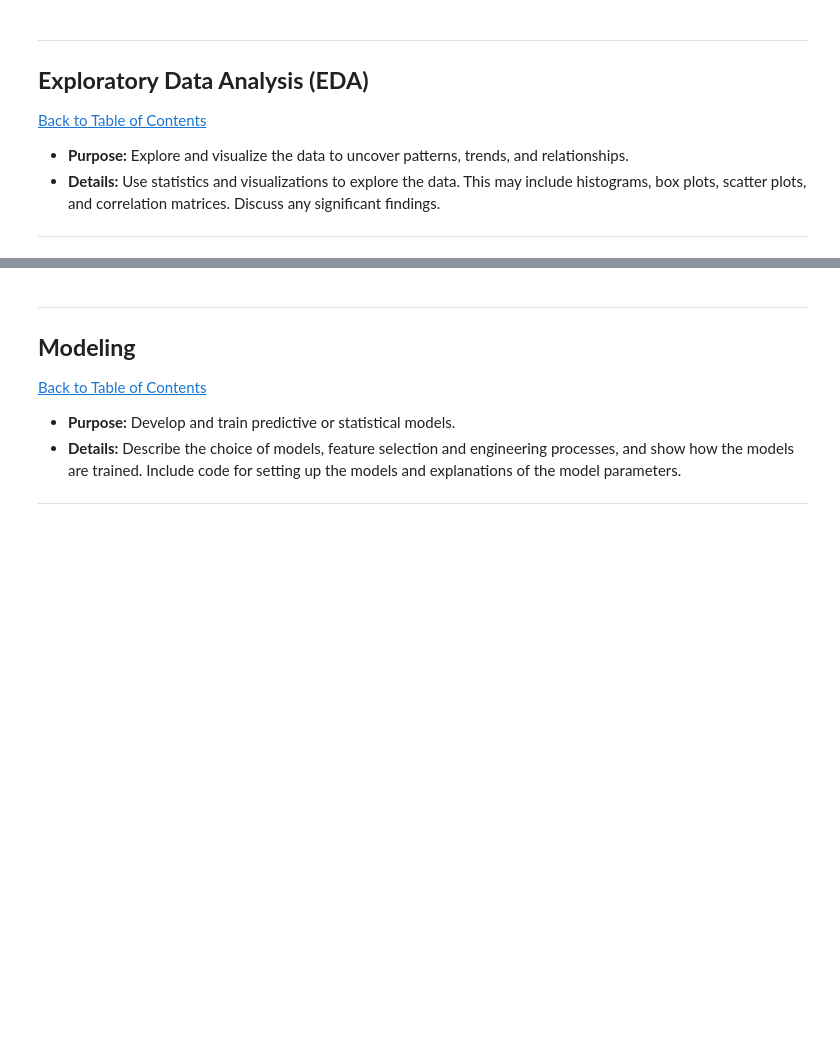
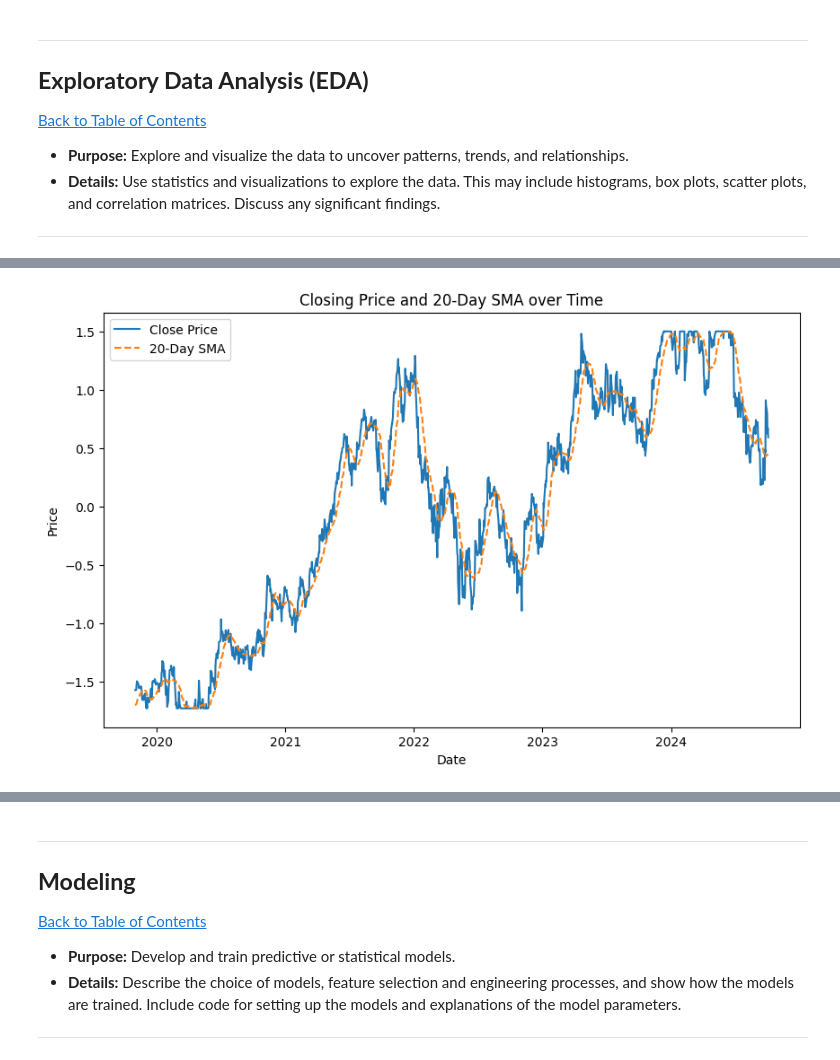
Before and after one commit to MahlatseMasemola/L_Oreal_Stock_Price_Prediction_Model, a Jupyter notebook: QCTO_Workplace_Module-Notebook_Mahlatse_Masemola.ipynb, the cells around one changed output, grey strips where cells are left out. Drawn from its saved outputs; the diff is of its cells as text; code cells hidden in the pictures; blank space fills up the shorter version.

```diff
--- a/QCTO_Workplace_Module-Notebook_Mahlatse_Masemola.ipynb
+++ b/QCTO_Workplace_Module-Notebook_Mahlatse_Masemola.ipynb
@@ -155,0 +314,11 @@ Date
+# %%
+plt.figure(figsize=(10, 6))
+plt.plot(data_copy['Date'], data_copy['Close'], label='Close Price')
+plt.plot(data_copy['Date'], data_copy['SMA_20'], label='20-Day SMA', linestyle='--')
+plt.xlabel('Date')
+plt.ylabel('Price')
+plt.title('Closing Price and 20-Day SMA over Time')
+plt.legend()
+plt.show()
+# %% [output]
+[figure, added]
```
Also changed, not shown: parts of 26 cells of this notebook.
